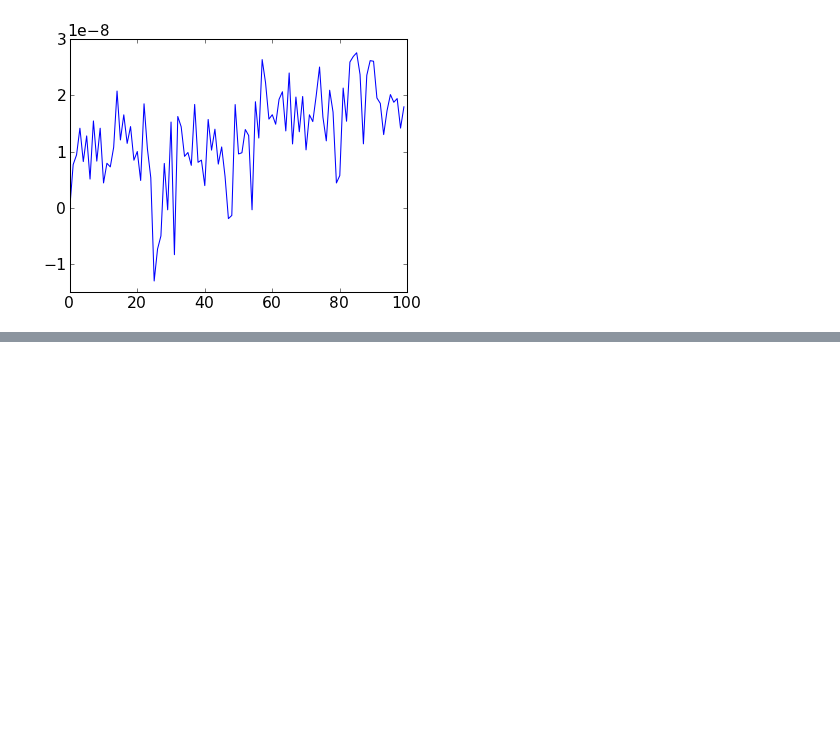
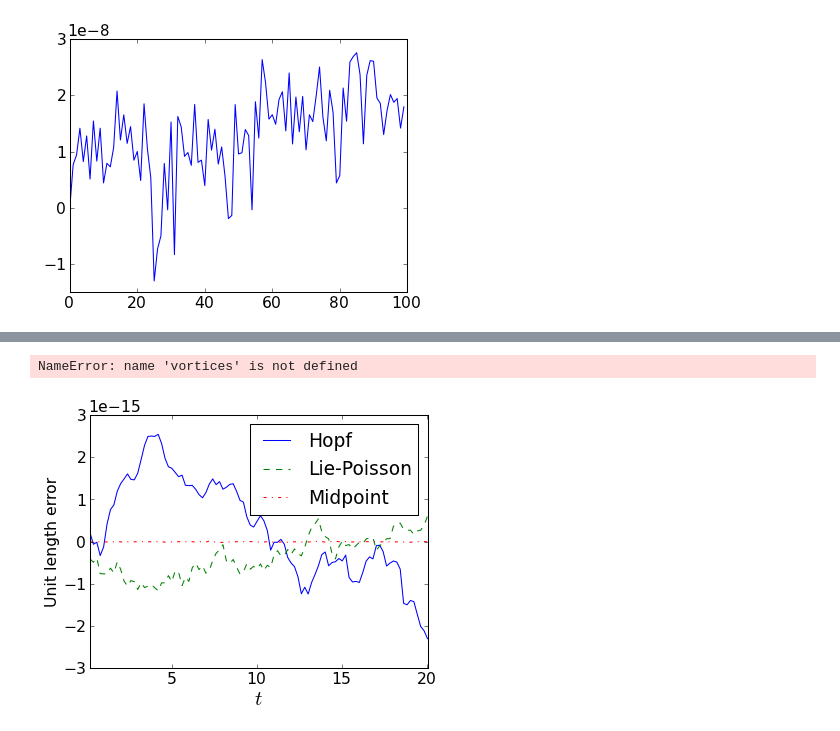
Before and after one commit to jvkersch/hopf-vortices, a Jupyter notebook: simulations/generic/Generic simulation.ipynb, the cells around one changed output, grey strips where cells are left out. Cells and saved outputs as stored; diff of their text form; code cells hidden in the pictures; blank space fills up the shorter version.

Commit message:
Incredibly rough visualizations

```diff
--- a/simulations/generic/Generic simulation.ipynb
+++ b/simulations/generic/Generic simulation.ipynb
@@ -47,0 +54,4 @@ Comparison of Hopf integrator with RK4 (moderate integration times)-------------
+# %%
+vortices.shape
+# %% [output]
+NameError: name 'vortices' is not defined
@@ -47,0 +60,6 @@ Comparison of Hopf integrator with RK4 (moderate integration times)-------------
+# %%
+dev_sphere = unit_length_deviation(vortices_sphere)dev_lp = unit_length_deviation(vortices_lp)dev_mp = unit_length_deviation(vortices_mp)
+# %%
+fig = figure()ax = fig.add_subplot(111)plot(times_sphere, dev_sphere, label='Hopf')plot(times_lp, dev_lp, label='Lie-Poisson', linestyle='--')plot(times_mp, dev_mp, label='Midpoint', linestyle='-.')ax.yaxis.set_major_formatter(sfmt)ax.autoscale(axis='x', tight=True)xlabel(r'$t$', fontsize=20)ylabel('Unit length error')legend(loc='best')savefig('generic-40-unitlength.pdf')show()
+# %% [output]
+[figure, added]
```
Also changed, not shown: parts of 10 cells of this notebook, 4 other files.
